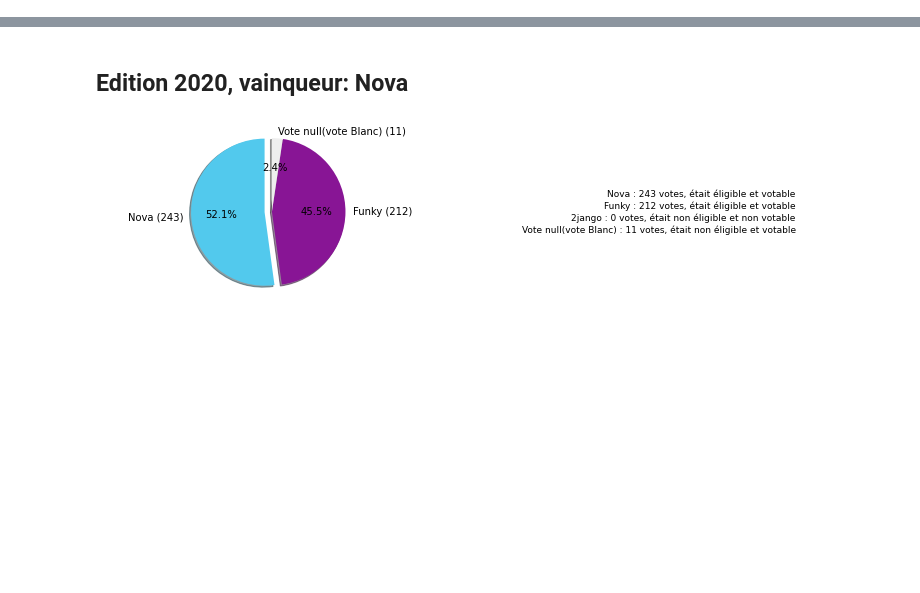
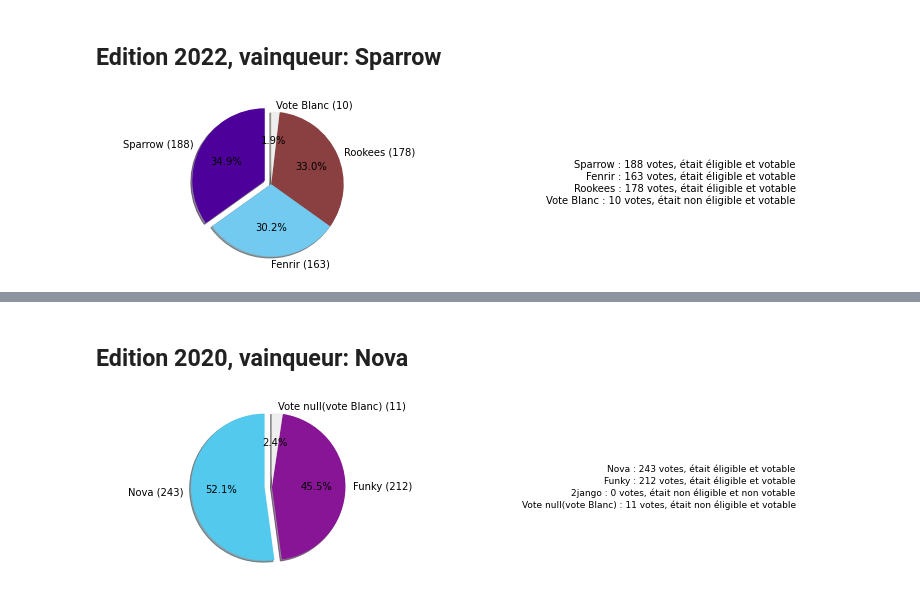
Before and after one commit to ClubNix/votix-data-esiee, a Jupyter notebook: notebooks/010-resultats-elections-bde.ipynb, the cells around one changed output, grey strips where cells are left out. Drawn from its saved outputs; the diff is of its cells as text; code cells hidden in the pictures; blank space fills up the shorter version.

```diff
--- a/notebooks/010-resultats-elections-bde.ipynb
+++ b/notebooks/010-resultats-elections-bde.ipynb
@@ -1,11 +1,11 @@
 # %%
 %matplotlib inline
-from IPython.core.display import display, HTML
+from IPython.display import display, HTML
 import matplotlib.pyplot as plt
 import yaml
 
 file = open('../data/halloffame.yml')
-halloffame = yaml.load(file)
+halloffame = yaml.load(file, Loader=yaml.FullLoader)
 archives = halloffame['archives']
 
 def summarize_candidate(c):
@@ -40,3 +40,8 @@ def display_year_intro(archive):
 def display_year_summary(archive):
     display_year_intro(archive)
     plot_results_pie(archive)
+# %%
+display_year_summary(archives[2022])
+# %% [output]
+Edition 2022, vainqueur: Sparrow
+[figure, added]
```
Also changed, not shown: parts of 1 cell of this notebook, 1 other file.
